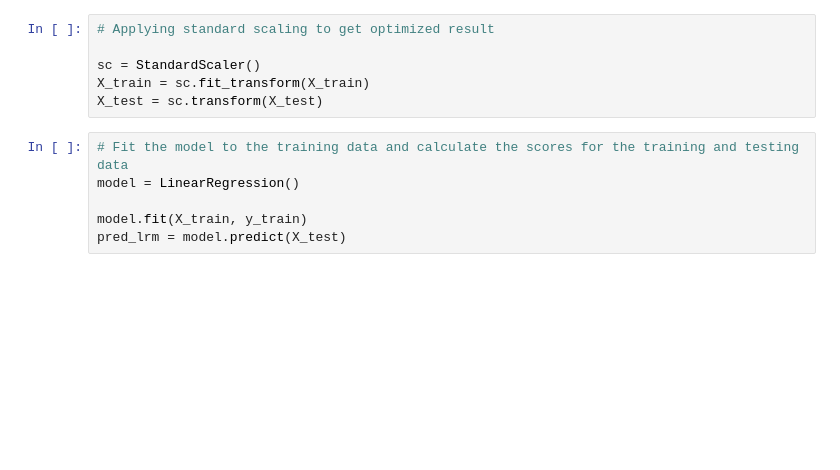
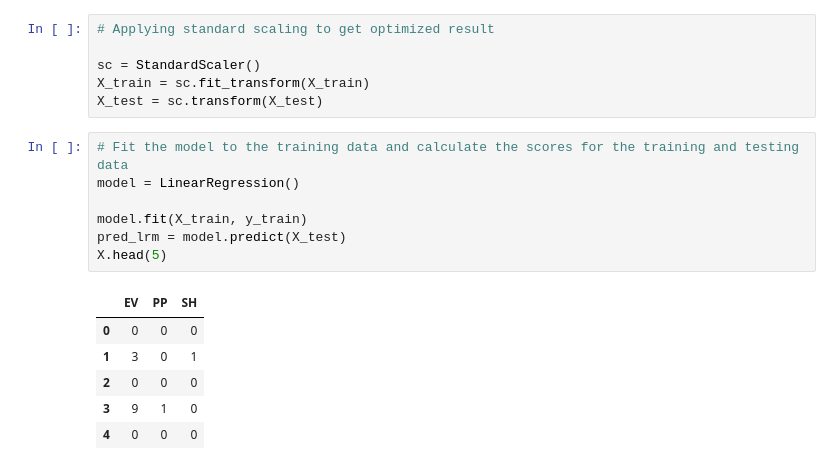
Before and after one commit to knwright/Hard_Refresh, a Jupyter notebook: NHL_Player_ML.ipynb, the cells around one changed output. Drawn from its saved outputs; the diff is of its cells as text; blank space fills up the shorter version.

```diff
--- a/NHL_Player_ML.ipynb
+++ b/NHL_Player_ML.ipynb
@@ -252,9 +252,17 @@ X_test = sc.transform(X_test)
 # %%
 # Fit the model to the training data and calculate the scores for the training and testing data
 model = LinearRegression()
 
 model.fit(X_train, y_train)
 pred_lrm = model.predict(X_test)
+X.head(5)
+# %% [output]
+|  | EV | PP | SH |
+| 0 | 0 | 0 | 0 |
+| 1 | 3 | 0 | 1 |
+| 2 | 0 | 0 | 0 |
+| 3 | 9 | 1 | 0 |
+| 4 | 0 | 0 | 0 |
 # %%
 model.coef_
 # %% [output]
```
Also changed, not shown: parts of 15 cells of this notebook.
